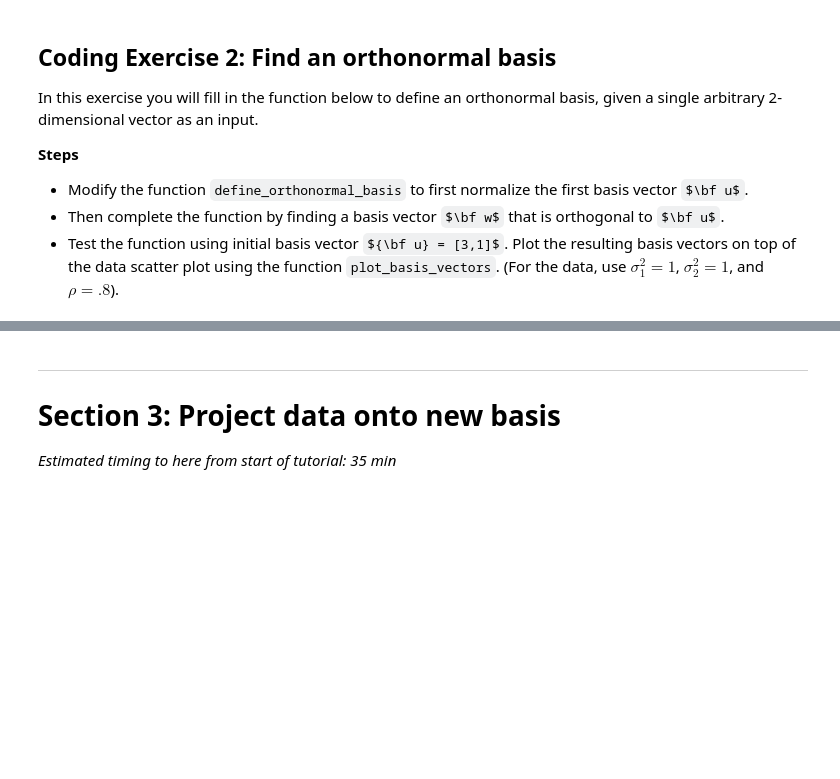
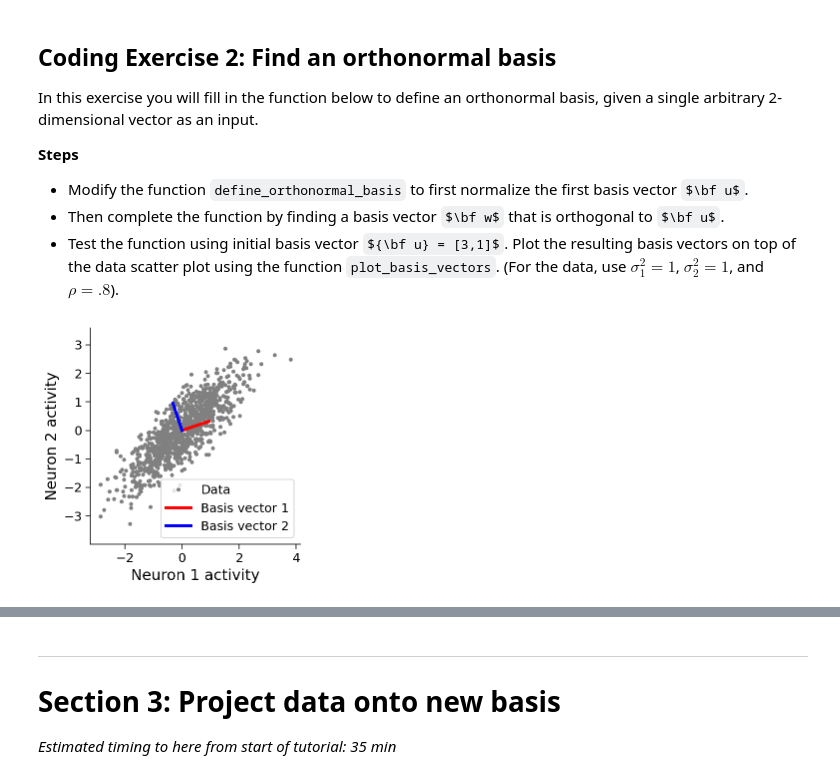
Before and after one commit to chrskjoe/NMA2022, a Jupyter notebook: tutorials/W1D4_DimensionalityReduction/W1D4_Tutorial1.ipynb, the cells around one changed output, grey strips where cells are left out. Drawn from its saved outputs; the diff is of its cells as text; code cells hidden in the pictures; some formulas as TeX source; blank space fills up the shorter version.

```diff
--- a/tutorials/W1D4_DimensionalityReduction/W1D4_Tutorial1.ipynb
+++ b/tutorials/W1D4_DimensionalityReduction/W1D4_Tutorial1.ipynb
@@ -482,42 +484,38 @@ def define_orthonormal_basis(u):
                                 columns correspond to basis vectors
   """
 
-  #################################################
-  ## TODO for students: calculate the orthonormal basis
-  # Fill out function and remove
-  raise NotImplementedError("Student exercise: implement the orthonormal basis function")
-  #################################################
-
   # Normalize vector u
-  u = ...
+  u = u / np.sqrt(u[0]**2 + u[1]**2)
 
   # Calculate vector w that is orthogonal to w
-  w = ...
+  w = np.array([-u[1], u[0]])
 
   # Put in matrix form
   W = np.column_stack([u, w])
 
   return W
 
 
 # Set up parameters
 np.random.seed(2020)  # set random seed
 variance_1 = 1
 variance_2 = 1
 corr_coef = 0.8
 u = np.array([3, 1])
 
 # Compute covariance matrix
 cov_matrix = calculate_cov_matrix(variance_1, variance_2, corr_coef)
 
 # Generate data
 X = get_data(cov_matrix)
 
 # Get orthonomal basis
 W = define_orthonormal_basis(u)
 
 # Visualize
 plot_basis_vectors(X, W)
+# %% [output]
+[figure, added]
 # %% [markdown]
 [*Click for solution*](https://github.com/NeuromatchAcademy/course-content/tree/main//tutorials/W1D4_DimensionalityReduction/solutions/W1D4_Tutorial1_Solution_25e1d102.py)
 
```
Also changed, not shown: parts of 1 cell of this notebook.
